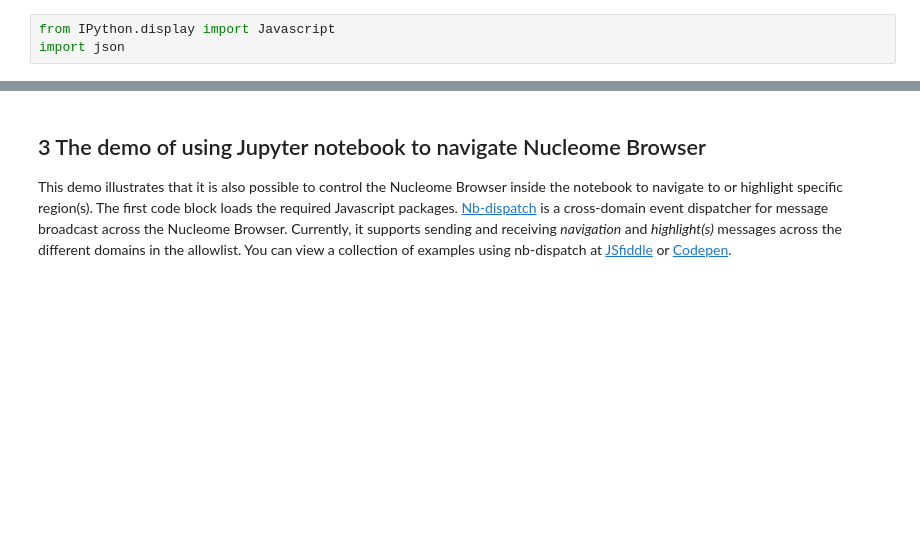
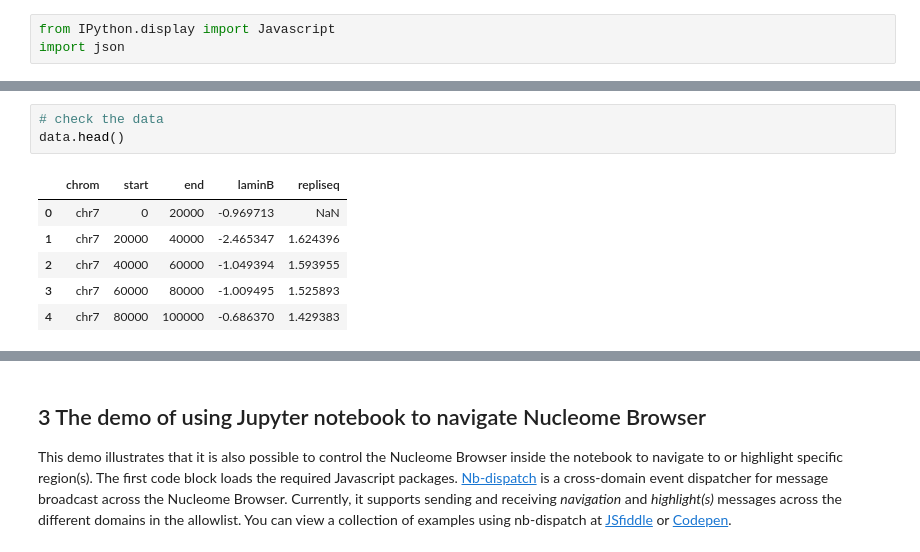
Before and after one commit to nucleome/NB_Jupyter_demo, a Jupyter notebook: Nucleome_browser_link_to_Jupyter_notebook.ipynb, the cells around one changed output, grey strips where cells are left out. Drawn from its saved outputs; the diff is of its cells as text; blank space fills up the shorter version.

```diff
--- a/Nucleome_browser_link_to_Jupyter_notebook.ipynb
+++ b/Nucleome_browser_link_to_Jupyter_notebook.ipynb
@@ -205,6 +208,16 @@ Javascript("""
 """ % (data.to_json(orient = 'columns'), json.dumps('laminB'), json.dumps('repliseq')))
 # %% [output]
 [interactive output not drawn]
+# %%
+# check the data
+data.head()
+# %% [output]
+|  | chrom | start | end | laminB | repliseq |
+| 0 | chr7 | 0 | 20000 | -0.969713 | NaN |
+| 1 | chr7 | 20000 | 40000 | -2.465347 | 1.624396 |
+| 2 | chr7 | 40000 | 60000 | -1.049394 | 1.593955 |
+| 3 | chr7 | 60000 | 80000 | -1.009495 | 1.525893 |
+| 4 | chr7 | 80000 | 100000 | -0.686370 | 1.429383 |
 # %% [markdown]
 ### 2.3 Results
 
```
Also changed, not shown: parts of 2 cells of this notebook.
